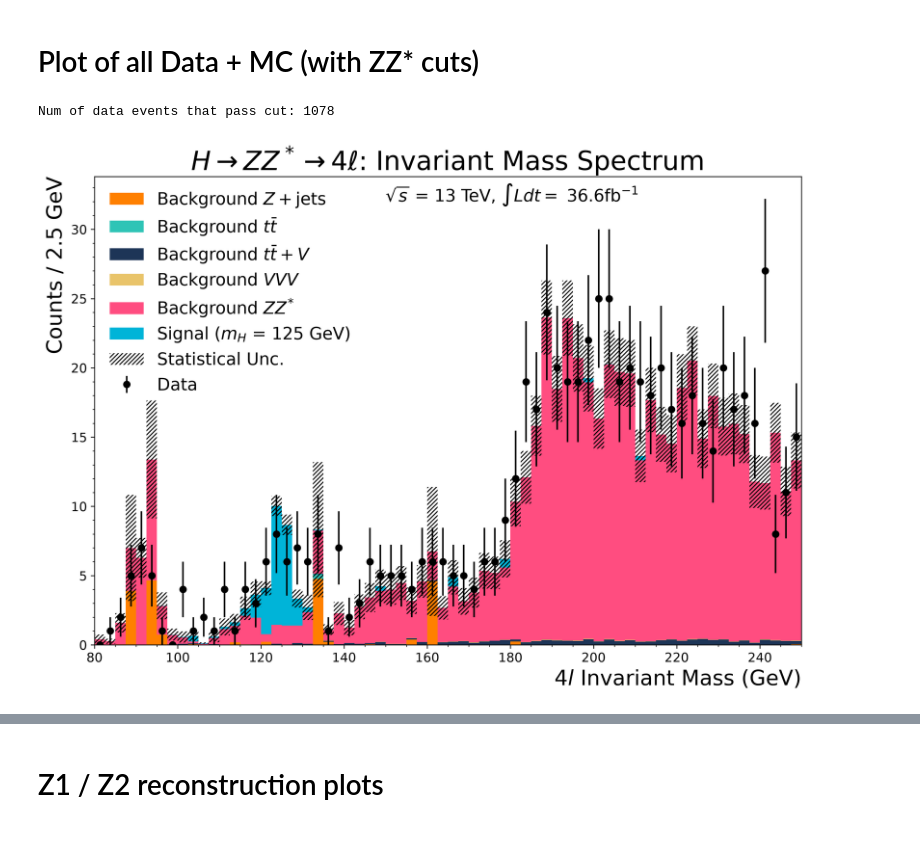
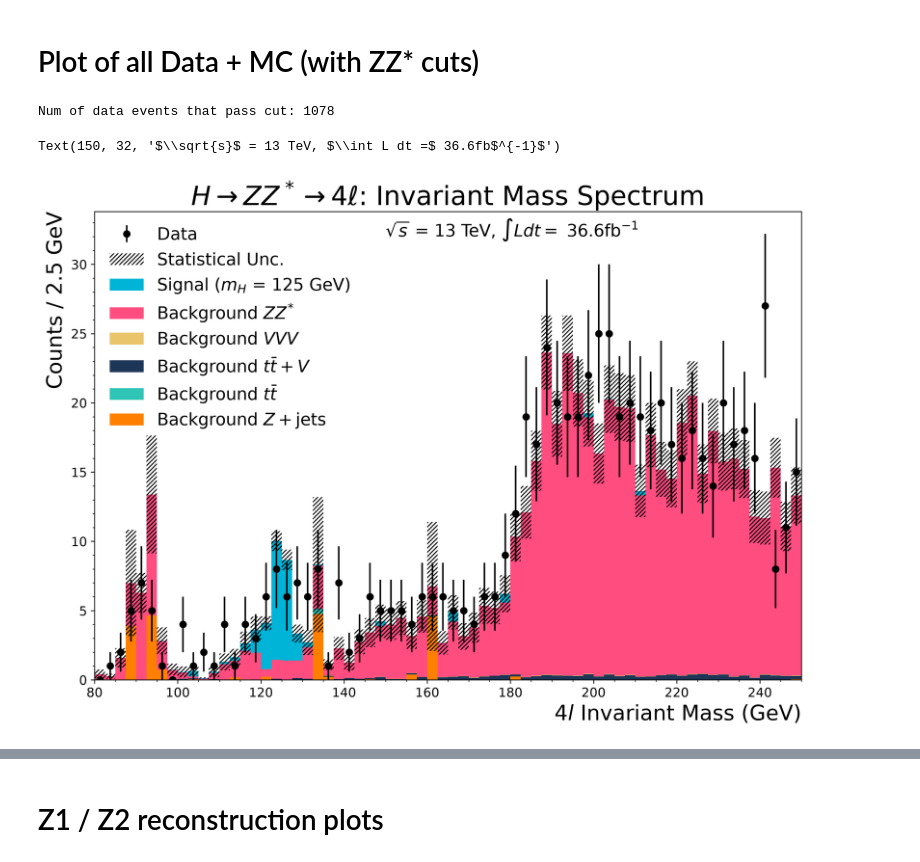
Before and after one commit to chrissellgrenbackup/intro-hep-project, a Jupyter notebook: higgs_analysis/HZZ_analysis.ipynb, the cells around one changed output, grey strips where cells are left out. Cells and saved outputs as stored; diff of their text form; code cells hidden in the pictures.

```diff
--- a/higgs_analysis/HZZ_analysis.ipynb
+++ b/higgs_analysis/HZZ_analysis.ipynb
@@ -860,40 +860,38 @@ mc_height_sum = mc_hist[0][-1]
 # now make error bars for the MC samples
 # in the tutorial files they only do error bars for the MC BG, i include signal
 # concatenate all mc weights and mass into long list
 mc_weights_all = np.concatenate(mc_weights)
 mc_masses_all = np.concatenate(mc_masses)
 # the total variance per bin is the weight^2
 # so histogram the masses with weight^2
 mc_var_hist = np.histogram(mc_masses_all,bins=binlist, weights=mc_weights_all**2)
 # np hist returns tuple, first element is bin height
 mc_err = np.sqrt(mc_var_hist[0])
 
 # plot mc errorbars
 # calc the bottom of the bar with the height of the total mc
 ax.bar(bincenters,height=mc_err*2,bottom=(mc_height_sum-mc_err),
        hatch='//////',color='none',alpha=0.5,width=stepsize,label="Statistical Unc.")
 
 
-#TODO - find better text for labeling plot
 ax.errorbar(bincenters,data_y,yerr=data_y_err,fmt='o',color='black',label='Data')
-
-#TODO - explain plot, think about discrepencies between data and MC bg predictions
-#TODO - also think about the luminosity
 
 ax.set_xlabel(r"$4l$ Invariant Mass (GeV)",x=1,horizontalalignment ='right',fontsize=20)
 ax.set_ylabel(f'Counts / {stepsize} GeV',y=1,horizontalalignment ='right',fontsize=20)
 ax.set_title(r"$H \rightarrow ZZ^* \rightarrow 4\ell$: Invariant Mass Spectrum",fontsize=25)
-ax.legend(frameon=False,fontsize=16)
+handles, labels = ax.get_legend_handles_labels()
+ax.legend(reversed(handles), reversed(labels), frameon=False,fontsize='16')
 ax.xaxis.set_minor_locator(AutoMinorLocator())
 ax.yaxis.set_minor_locator(AutoMinorLocator())
 plt.xticks(fontsize=12)
 plt.yticks(fontsize=12)
 plt.xlim(80,250)
 plt.text(150,32,r'$\sqrt{s}$ = 13 TeV, $\int L dt =$ 36.6fb$^{-1}$',fontsize=16)
-plt.savefig("plots/massspec_final.png")
+#plt.savefig("plots/massspec_final.png")
 # %% [output]
 Num of data events that pass cut: 1078
+Text(150, 32, '$\\sqrt{s}$ = 13 TeV, $\\int L dt =$ 36.6fb$^{-1}$')
-[figure, old version]
+[figure, new version]
 # %% [markdown]
 # Notes about plot
 
```
Also changed, not shown: parts of 8 cells of this notebook.
